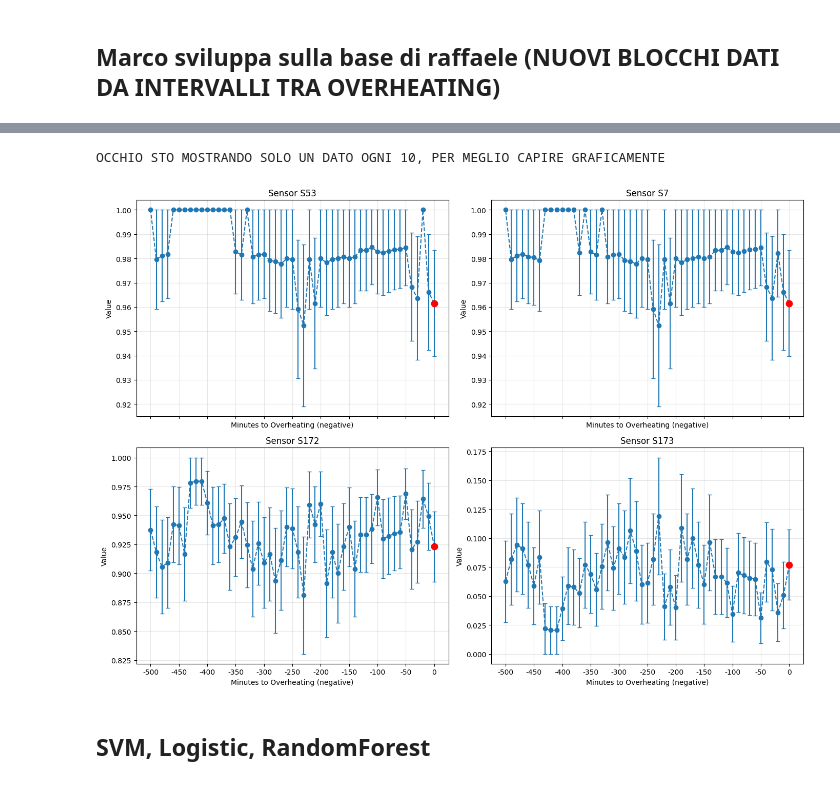
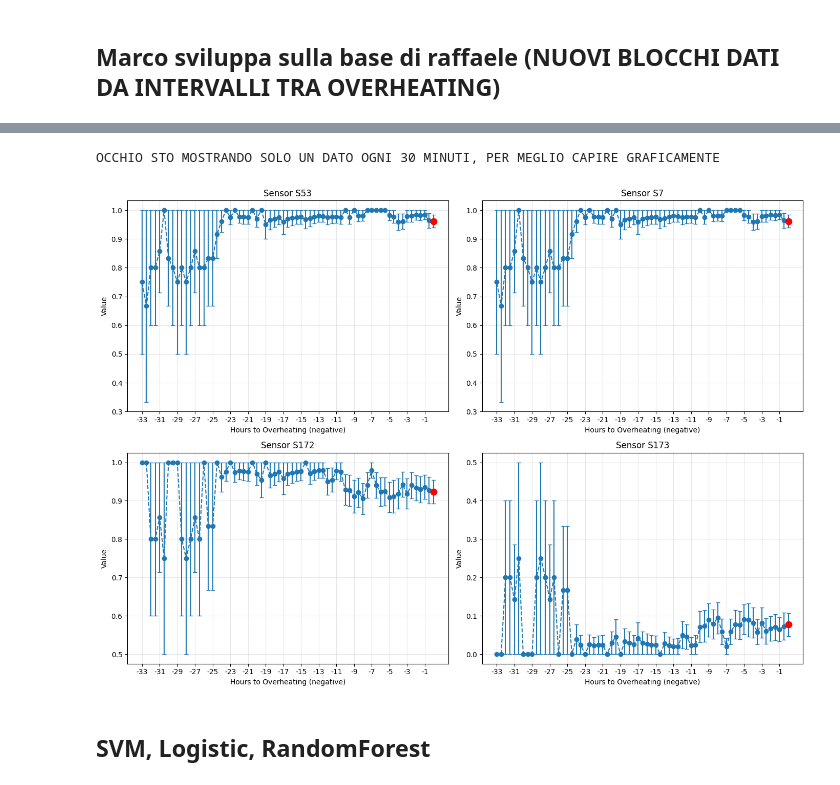
Before and after one commit to RaffaeleSabatini/MAPD2025_proj3, a Jupyter notebook: Group04.ipynb, the cells around one changed output, grey strips where cells are left out. Drawn from its saved outputs; the diff is of its cells as text; code cells hidden in the pictures.

```diff
--- a/Group04.ipynb
+++ b/Group04.ipynb
@@ -1232,10 +1232,10 @@ Wall time: 4.66 s
 # %% [markdown]
 ## Marco sviluppa sulla base di raffaele (NUOVI BLOCCHI DATI DA INTERVALLI TRA OVERHEATING)
 # %%
-df = df_final_088
-df = df.withColumn("overheating", coalesce(col("overheating"), lit(0)))
-w = Window.orderBy("when")
+# df = df_final_088
+# df = df.withColumn("overheating", coalesce(col("overheating"), lit(0)))
+# w = Window.orderBy("when")
 
-df = df.withColumn("new_block_flag", when(lag("overheating",1).over(w) == 1, lit(1)).otherwise(lit(0)))
-df = df.withColumn("oldBlockHeat", spark_sum("new_block_flag").over(w) + lit(1))
-df.select("window_start","overheating","oldBlockHeat","new_block_flag").show(20)
+# df = df.withColumn("new_block_flag", when(lag("overheating",1).over(w) == 1, lit(1)).otherwise(lit(0)))
+# df = df.withColumn("oldBlockHeat", spark_sum("new_block_flag").over(w) + lit(1))
+# df.select("window_start","overheating","oldBlockHeat","new_block_flag").show(20)
@@ -1270,12 +1242,12 @@ only showing top 20 rows
 # %%
-def add_heat_blocks(df, minBlockLength=30):
+def add_heat_blocks(df, minBlockLength=30, debug=True):
 
     df = df.withColumn("overheating", coalesce(col("overheating"), lit(0)))
-    w = Window.orderBy("when")
+    w = Window.partitionBy( lit(0).alias("auxiliary") ).orderBy("when")
 
     df = df.withColumn("new_block_flag", when(lag("overheating", 1).over(w) == 1, lit(1)).otherwise(lit(0)))
     df = df.withColumn("oldBlockHeat", spark_sum("new_block_flag").over(w) + lit(1)) #old cause some blocks will be eliminated
-    w = Window.partitionBy("oldBlockHeat").orderBy("when")
+
 
     # delete last BlockHeat if there is no overheating in it
     last_row = df.orderBy(col("when").desc()).first()
@@ -1287,7 +1259,7 @@ def add_heat_blocks(df, minBlockLength=30):
     block_counts = df.groupBy("oldBlockHeat").count().filter(col("count") >= minBlockLength)
     df = df.join(block_counts.select("oldBlockHeat"), on="oldBlockHeat", how="inner") # inner join to retain only block a with sufficient length
 
-
+    w = Window.partitionBy("oldBlockHeat").orderBy("when")
     # rename in order the blocks after we applyed the filter
     distinct_blocks = df.select("oldBlockHeat").distinct().orderBy("oldBlockHeat") \
                         .withColumn("BlockHeat", row_number().over(Window.orderBy("oldBlockHeat")))
@@ -1305,6 +1277,9 @@ def add_heat_blocks(df, minBlockLength=30):
     df = df.withColumn( "MinToOverheating",( col("TimeOverheating")-col("when") ) / 60 )
 
     #df = df.drop("new_block_flag", "oldBlockHeat", "TimeOverheating").orderBy("when")
-    return df.orderBy("when")
+    if debug:
+        return df.orderBy("when")
+    else:
+        return df.drop("new_block_flag", "oldBlockHeat", "TimeOverheating").orderBy("when")
 # %%
 df_maintenance = add_heat_blocks(df_final_088, minBlockLength=30)
@@ -1451,5 +1413,5 @@ def info_overheating(df, duration, sensors):
 
     return df_summary.orderBy("MinToOverheating")
 # %%
-df_info_overheating = info_overheating( df_maintenance, duration=500, sensors=["S53", "S7", "S172", "S173"])
+df_info_overheating = info_overheating( df_maintenance, duration=2000, sensors=["S53", "S7", "S172", "S173"])
 # %%
@@ -1552,12 +1461,12 @@ pdf = df_info_overheating.toPandas()
 sensors = ["S53", "S7", "S172", "S173"]
 
 # parametro step
-step = 10
+step = 30
 pdf = pdf.iloc[::step, :]
-print(f"OCCHIO STO MOSTRANDO SOLO UN DATO OGNI {step}, PER MEGLIO CAPIRE GRAFICAMENTE")
+print(f"OCCHIO STO MOSTRANDO SOLO UN DATO OGNI {step} MINUTI, PER MEGLIO CAPIRE GRAFICAMENTE")
 
-# subplot 2x2
-fig, axes = plt.subplots(2, 2, figsize=(14, 10), sharex=True)
+# subplot 2x2 (senza sharex, così ognuno ha i suoi tick)
+fig, axes = plt.subplots(2, 2, figsize=(14, 10))
 axes = axes.flatten()
 
 for i, s in enumerate(sensors):
@@ -1586,14 +1495,14 @@ for i, s in enumerate(sensors):
     )
 
     ax.set_title(f"Sensor {s}")
-    ax.set_xlabel("Minutes to Overheating (negative)")
+    ax.set_xlabel("Hours to Overheating (negative)")
     ax.set_ylabel("Value")
     ax.grid(True, alpha=0.3)
 
-    # imposta tick asse x come valori negativi
-    x_ticks = np.arange(int(-pdf["MinToOverheating"].max()), 1, 50)  # ogni 50 minuti
+    # tick ogni 120 minuti (= 2 ore), etichettati in ore
+    x_ticks = np.arange(int(-pdf["MinToOverheating"].max()), 1, 120)
     ax.set_xticks(x_ticks)
-    ax.set_xticklabels([f"{int(x)}" for x in x_ticks])
+    ax.set_xticklabels([f"{int(x/60)}" for x in x_ticks])
 
 plt.tight_layout()
 plt.show()
@@ -1618,5 +1527,5 @@ plt.show()
-OCCHIO STO MOSTRANDO SOLO UN DATO OGNI 10, PER MEGLIO CAPIRE GRAFICAMENTE
+OCCHIO STO MOSTRANDO SOLO UN DATO OGNI 30 MINUTI, PER MEGLIO CAPIRE GRAFICAMENTE
-[figure, old version]
+[figure, new version]
 # %% [markdown]
 ## SVM, Logistic, RandomForest
 # %%
```
Also changed, not shown: parts of 10 cells of this notebook.
